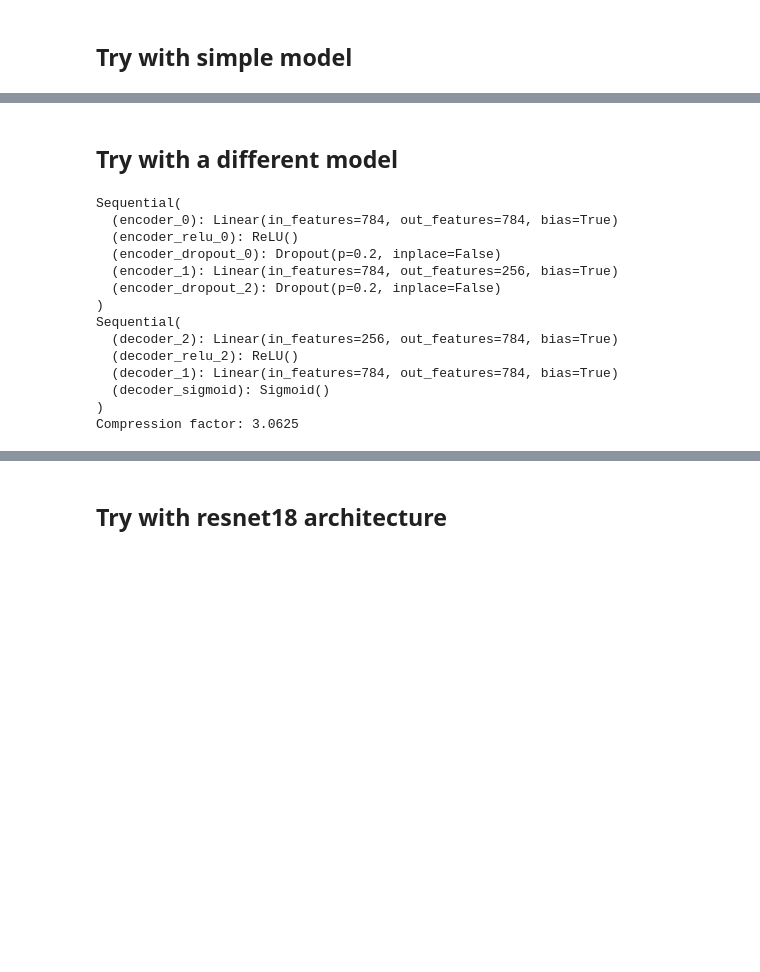
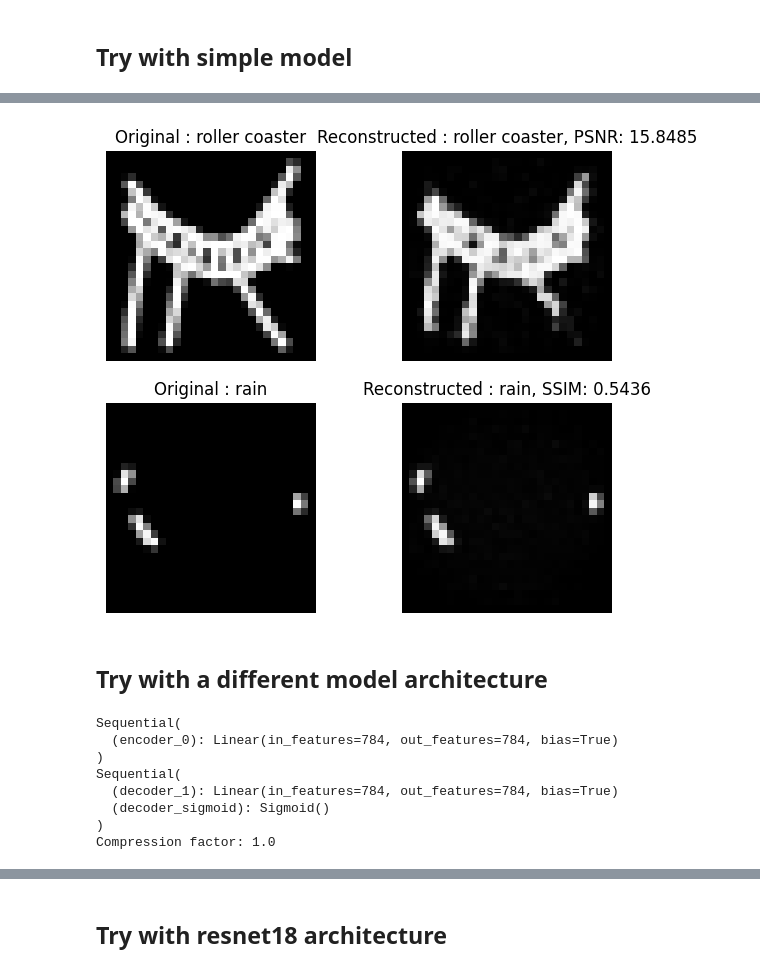
Before and after one commit to MightyCode/enseirb-s9-doodle-computer-vision, a Jupyter notebook: encoder_decoder.ipynb, the cells around one changed output, grey strips where cells are left out. Drawn from its saved outputs; the diff is of its cells as text; code cells hidden in the pictures; blank space fills up the shorter version.

```diff
--- a/encoder_decoder.ipynb
+++ b/encoder_decoder.ipynb
@@ -327,7 +395,49 @@ show_images(train_images, train_labels, autoencoder_model)
+# %%
+# Show image with the lowest psnr and ssim compared to their original the test set on same plot
+def show_lowest_psnr_ssim_image(test_images, autoencoder_model, lowest_psnr, lowest_ssim):
+    lowest_psnr_index, psnr  = lowest_psnr
+    psnr_image_label = test_labels[lowest_psnr_index]
+
+    lowest_ssim_index, ssim  = lowest_ssim
+    ssim_image_label = test_labels[lowest_ssim_index]
+
+    fig, axes = plt.subplots(2, 2, figsize=(7, 6))
+
+    # PSNR image
+    axes[0, 0].imshow(test_images[lowest_psnr_index], cmap='gray')
+    axes[0, 0].set_title("Original : " + psnr_image_label)
+    axes[0, 0].axis('off')
+
+    encoded, decoded = autoencoder_model(test_torch_images[lowest_psnr_index].view(-1, WIDTH * HEIGHT))
+    decoded = decoded.view(-1, HEIGHT, WIDTH)  # Reshape decoded images
+
+    axes[0, 1].imshow(decoded.cpu().detach().numpy()[0], cmap='gray')
+    axes[0, 1].set_title(f"Reconstructed : {psnr_image_label}, PSNR: {psnr:.4f}")
+    axes[0, 1].axis('off')
+
+    # SSIM image
+    axes[1, 0].imshow(test_images[lowest_ssim_index], cmap='gray')
+    axes[1, 0].set_title("Original : " + ssim_image_label)
+    axes[1, 0].axis('off')
+
+    encoded, decoded = autoencoder_model(test_torch_images[lowest_ssim_index].view(-1, WIDTH * HEIGHT))
+    decoded = decoded.view(-1, HEIGHT, WIDTH)  # Reshape decoded images
+
+    axes[1, 1].imshow(decoded.cpu().detach().numpy()[0], cmap='gray')
+    axes[1, 1].set_title(f"Reconstructed : {ssim_image_label}, SSIM: {ssim:.4f}")
+    axes[1, 1].axis('off')
+
+    plt.show()
+
+
+# Call the function
+show_lowest_psnr_ssim_image(test_images, autoencoder_model, lowest_psnr, lowest_ssim)
+# %% [output]
+[figure, added]
 # %% [markdown]
-## Try with a different model
+## Try with a different model architecture
 # %%
-layers = [WIDTH * HEIGHT, WIDTH * HEIGHT, 256]
+layers = [WIDTH * HEIGHT, WIDTH * HEIGHT]
 autocoder_2 = Autoencoder(layers).to(device)
 
 # Define loss function and optimizer
@@ -343,18 +453,12 @@ print(f'Compression factor: {WIDTH * HEIGHT / layers[-1]}')
 # %% [output]
 Sequential(
   (encoder_0): Linear(in_features=784, out_features=784, bias=True)
-  (encoder_relu_0): ReLU()
-  (encoder_dropout_0): Dropout(p=0.2, inplace=False)
-  (encoder_1): Linear(in_features=784, out_features=256, bias=True)
-  (encoder_dropout_2): Dropout(p=0.2, inplace=False)
 )
 Sequential(
-  (decoder_2): Linear(in_features=256, out_features=784, bias=True)
-  (decoder_relu_2): ReLU()
   (decoder_1): Linear(in_features=784, out_features=784, bias=True)
   (decoder_sigmoid): Sigmoid()
 )
-Compression factor: 3.0625
+Compression factor: 1.0
 # %%
 # Call the function
 num_epochs = 50
```
Also changed, not shown: parts of 16 cells of this notebook, 1 other file.
